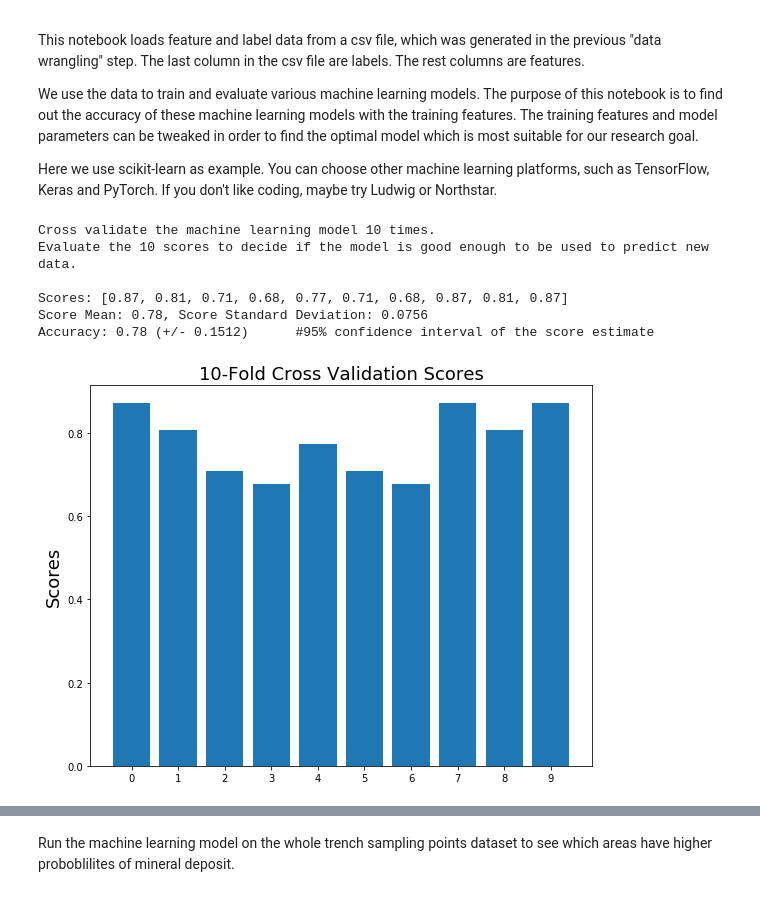
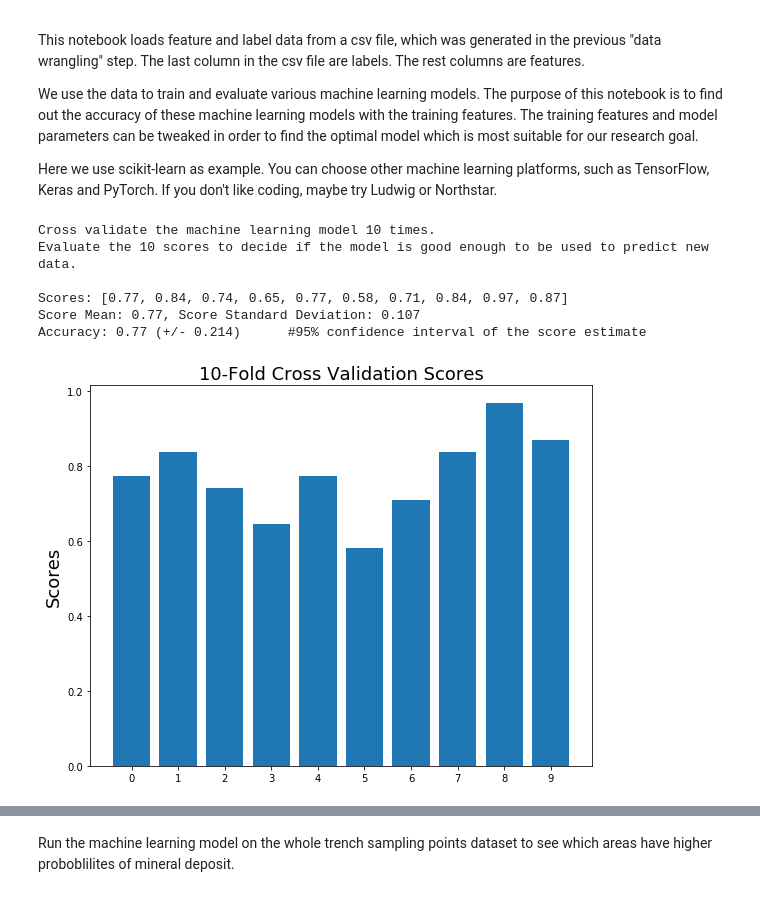
Before and after one commit to EarthByte/spatio-temporal-exploration, a Jupyter notebook: python/5_Machine_Learning.ipynb, the cells around one changed output, grey strips where cells are left out. Cells and saved outputs as stored; diff of their text form; code cells hidden in the pictures.

```diff
--- a/python/5_Machine_Learning.ipynb
+++ b/python/5_Machine_Learning.ipynb
@@ -15,11 +15,12 @@ from sklearn.ensemble import RandomForestClassifier
 from sklearn import preprocessing
 import matplotlib.pyplot as plt
 import numpy as np
+import pandas as pd
 
 #read in data for machine learning training and testing
-all_data_in_file = np.genfromtxt('ml_deposit_data.csv',delimiter=',',skip_header=1)
-labels = all_data_in_file[:,-1]
-data = all_data_in_file[:,:-1]
+all_data_in_file = pd.read_csv('testcase_1_deposit_feature_and_label.csv')
+labels = all_data_in_file.iloc[:,-1]
+data = all_data_in_file.iloc[:,:-1]
 
 #choose classifier
 classifier = 'RFC' #random forest
@@ -31,37 +32,37 @@ train_data, test_data, train_labels, test_labels = train_test_split(data, labels
 
 if classifier == 'RFC':
     #create and train the random forest
     #multi-core CPUs can use: rf = RandomForestClassifier(n_estimators=100, n_jobs=2)
     #n_estimators use between 64-128 doi: 10.1007/978-3-642-31537-4_13
     clf = RandomForestClassifier(n_estimators=128, n_jobs=1,class_weight=None)
 elif classifier == 'SVC':
     clf = SVC(probability=True,class_weight=None, gamma='auto')
 
 #cross validate the estimator
 #https://scikit-learn.org/stable/modules/cross_validation.html#cross-validation
 scores = cross_val_score(clf, data, labels, cv=10)
 print('Cross validate the machine learning model 10 times.')
 print('Evaluate the 10 scores to decide if the model is good enough to be used to predict new data.\n')
 print(f"Scores: {[round(x,2) for x in scores]}")
 print(f"Score Mean: {round(np.mean(scores), 2)}, Score Standard Deviation: {round(np.std(scores),4)}")
 print(f"Accuracy: {round(np.mean(scores), 2)} (+/- {round(np.std(scores)*2,4)})\
       #95% confidence interval of the score estimate")
 
 #plot the bar chart
 fig, ax = plt.subplots(figsize=(9, 7))
 plt.bar(np.arange(10), scores)
 ax.set_ylabel('Scores', fontsize=18)
 ax.set_title('10-Fold Cross Validation Scores',fontsize=18)
 ax.set_xticks(np.arange(10))
 plt.show()
 # %% [output]
 Cross validate the machine learning model 10 times.
 Evaluate the 10 scores to decide if the model is good enough to be used to predict new data.
 
-Scores: [0.87, 0.81, 0.71, 0.68, 0.77, 0.71, 0.68, 0.87, 0.81, 0.87]
-Score Mean: 0.78, Score Standard Deviation: 0.0756
-Accuracy: 0.78 (+/- 0.1512)      #95% confidence interval of the score estimate
+Scores: [0.77, 0.84, 0.74, 0.65, 0.77, 0.58, 0.71, 0.84, 0.97, 0.87]
+Score Mean: 0.77, Score Standard Deviation: 0.107
+Accuracy: 0.77 (+/- 0.214)      #95% confidence interval of the score estimate
-[figure, old version]
+[figure, new version]
 # %%
 #train the machine learning model with train and test data
 #and then predict
```
Also changed, not shown: parts of 5 cells of this notebook, 4 other files.
